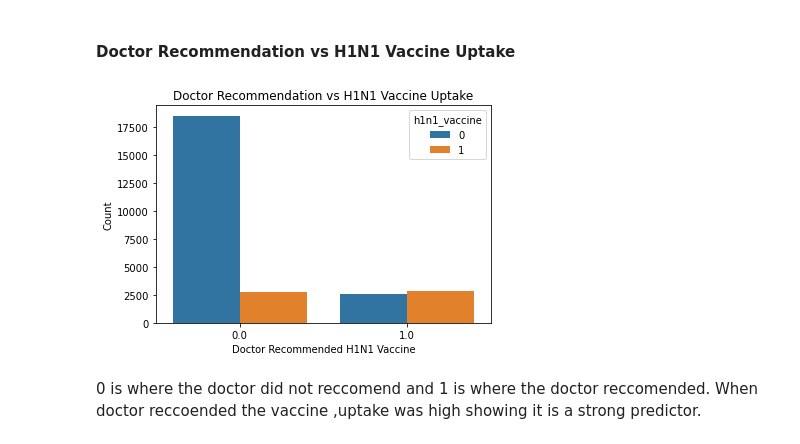
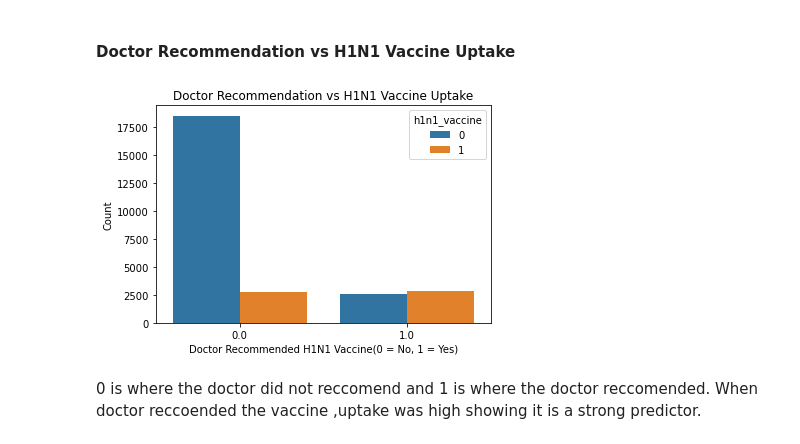
Before and after one commit to isabellasiele/H1N1-vaccine-Project, a Jupyter notebook: index.ipynb, the cells around one changed output. Cells and saved outputs as stored; diff of their text form; code cells hidden in the pictures.

```diff
--- a/index.ipynb
+++ b/index.ipynb
@@ -278,15 +278,15 @@ The majority of respondents (label 0) did not receive the H1N1 vaccine. A smalle
 # %%
 sns.countplot(
     data=training_features_df.join(training_labels_df['h1n1_vaccine']),
     x='doctor_recc_h1n1',
     hue='h1n1_vaccine'
 )
 plt.title('Doctor Recommendation vs H1N1 Vaccine Uptake')
-plt.xlabel('Doctor Recommended H1N1 Vaccine')
+plt.xlabel('Doctor Recommended H1N1 Vaccine(0 = No, 1 = Yes)')
 plt.ylabel('Count')
 plt.show()
 # %% [output]
-[figure, old version]
+[figure, new version]
 # %% [markdown]
 0 is where the doctor did not reccomend and 1 is where the doctor reccomended. When doctor reccoended the vaccine ,uptake was high showing it is a strong predictor.
 # %% [markdown]
```
Also changed, not shown: parts of 2 cells of this notebook, 5 other files.
